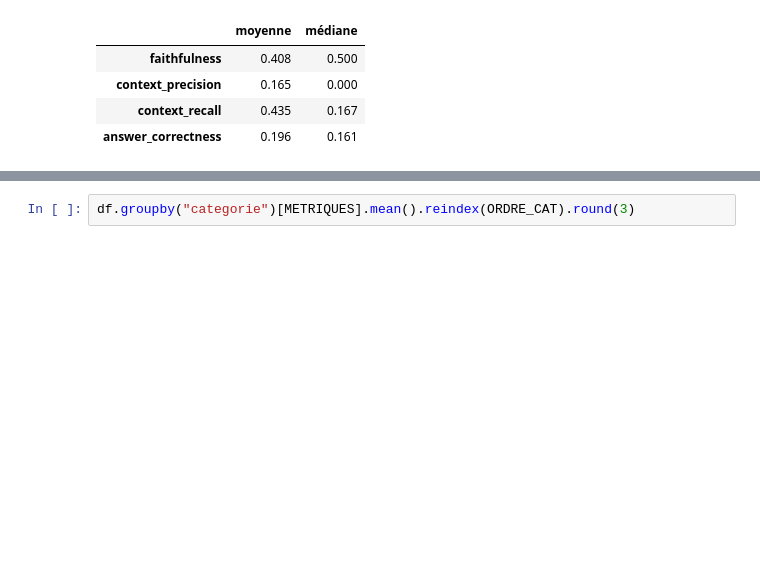
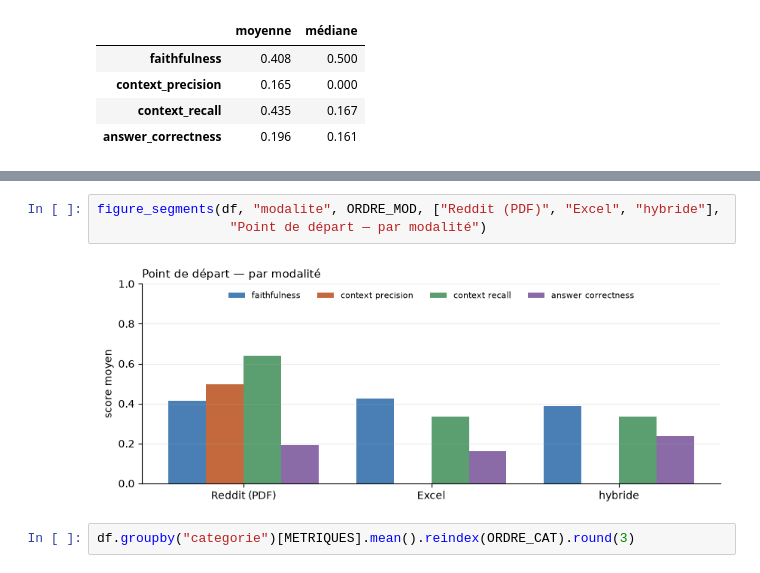
Before and after one commit to FaizaKh93/Projet10_mission, a Jupyter notebook: eval/analyze_results.ipynb, the cells around one changed output, grey strips where cells are left out. Saved outputs shown, nothing was run; the diff lists cells and outputs as text; blank space fills up the shorter version.

```diff
--- a/eval/analyze_results.ipynb
+++ b/eval/analyze_results.ipynb
@@ -90,3 +186,8 @@ répondre).
+# %%
+figure_segments(df, "modalite", ORDRE_MOD, ["Reddit (PDF)", "Excel", "hybride"],
+                 "Point de départ — par modalité")
+# %% [output]
+[figure, added]
 # %%
 df.groupby("categorie")[METRIQUES].mean().reindex(ORDRE_CAT).round(3)
 # %% [output]
```
Also changed, not shown: parts of 68 cells of this notebook, 6 other files.
